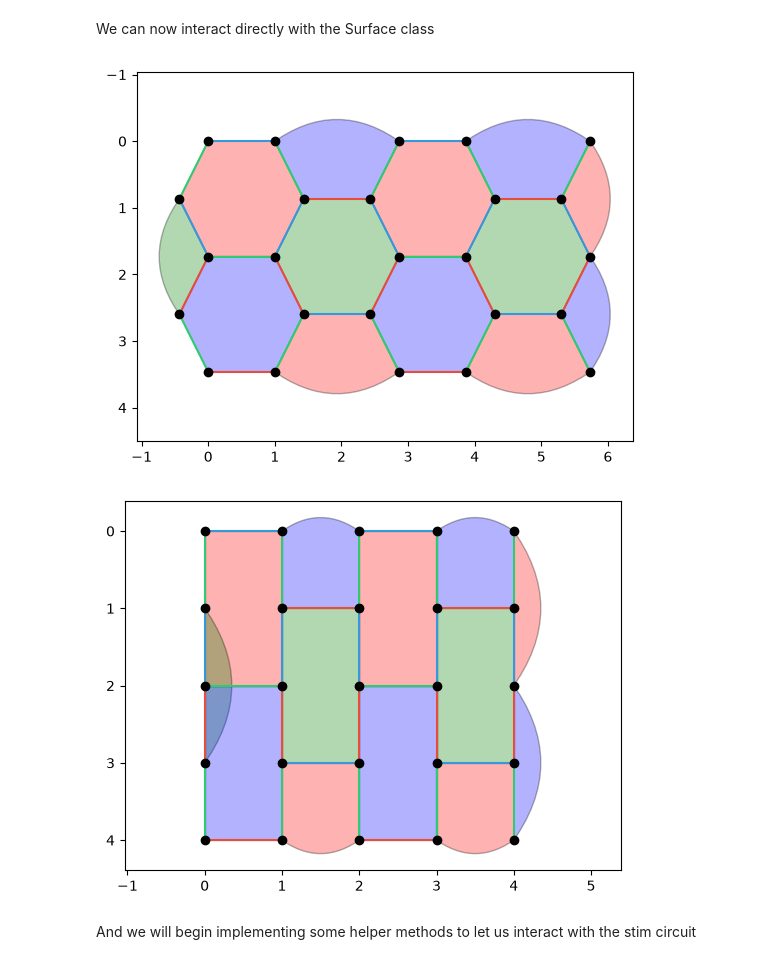
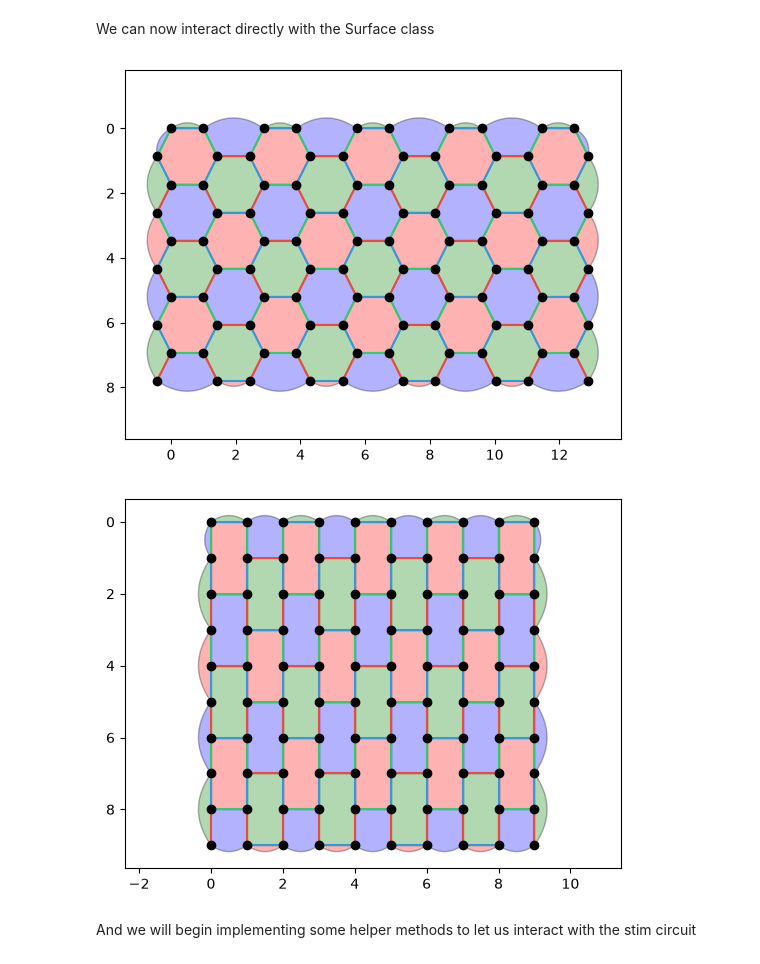
Before and after one commit to OliverRedhead/Floquet-Codes-Preparing-Magic-States, a Jupyter notebook: CSS_honeycomb/testing/hex_lattice_testing.ipynb, the cells around one changed output. Cells and saved outputs as stored; diff of their text form; code cells hidden in the pictures.

```diff
--- a/CSS_honeycomb/testing/hex_lattice_testing.ipynb
+++ b/CSS_honeycomb/testing/hex_lattice_testing.ipynb
@@ -245,15 +245,15 @@ We can now interact directly with the Surface class
 # %%
 from honeycomb import Surface
 # %%
-s = Surface(5, 5)
+s = Surface(10, 10)
 s.plot_surface(coordinates='hex')
 # %% [output]
-[figure, old version]
+[figure, new version]
 # %%
-s = Surface(5, 5)
+s = Surface(10, 10)
 s.plot_surface()
 # %% [output]
-[figure, old version]
+[figure, new version]
 # %% [markdown]
 And we will begin implementing some helper methods to let us interact with the stim circuit
 # %%
```
Also changed, not shown: parts of 2 cells of this notebook, 1 other file.
